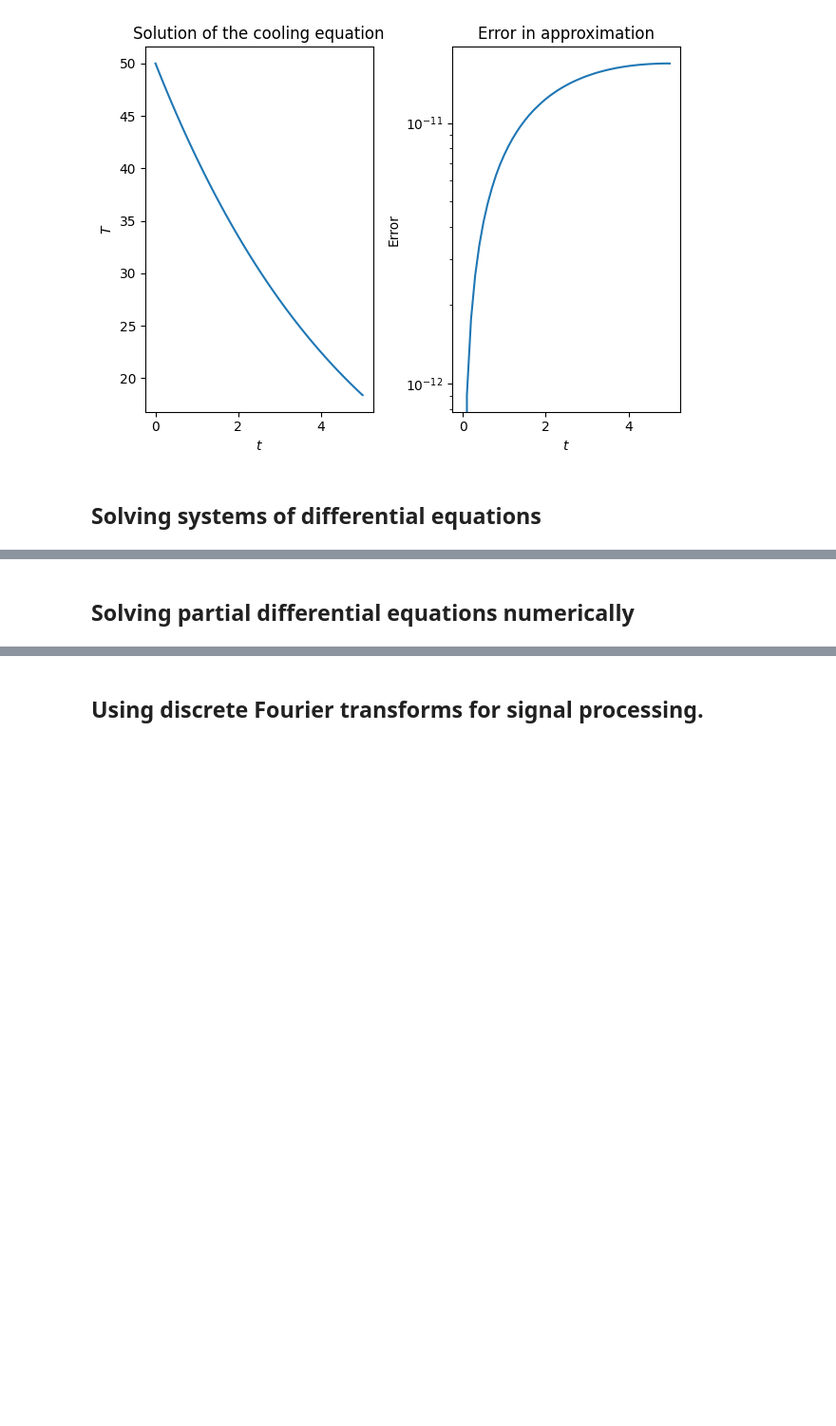
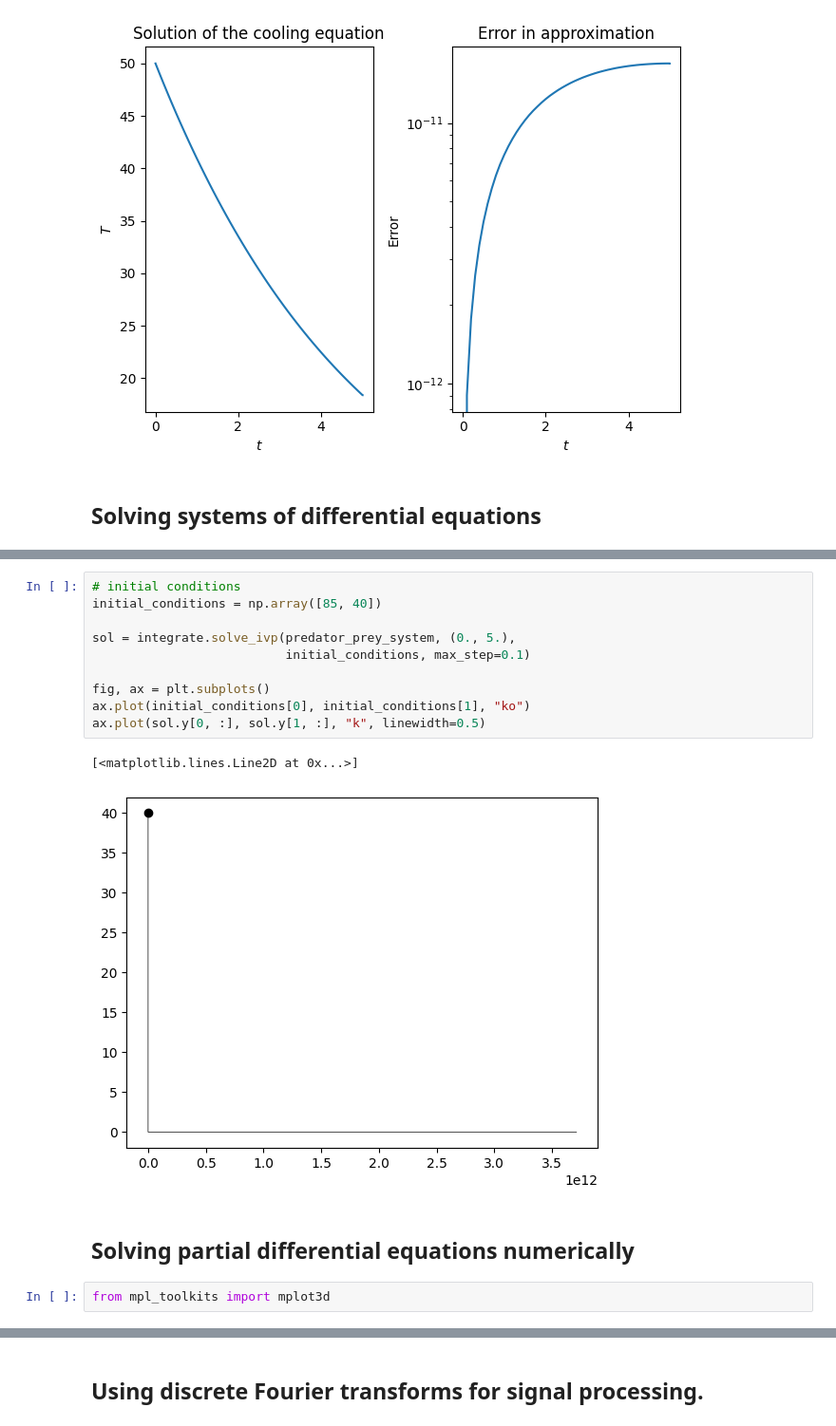
Before and after one commit to JamalMakame/Applying-Math-Using-Python, a Jupyter notebook: 02-Calculus/workbook.ipynb, the cells around one changed output, grey strips where cells are left out. Shown: that part at 95% size. Drawn from its saved outputs; the diff is of its cells as text; blank space fills up the shorter version.

```diff
--- a/02-Calculus/workbook.ipynb
+++ b/02-Calculus/workbook.ipynb
@@ -220,2 +245,17 @@ Text(0.5, 1.0, 'Error in approximation')
+# %%
+# initial conditions
+initial_conditions = np.array([85, 40])
+
+sol = integrate.solve_ivp(predator_prey_system, (0., 5.),
+                          initial_conditions, max_step=0.1)
+
+fig, ax = plt.subplots()
+ax.plot(initial_conditions[0], initial_conditions[1], "ko")
+ax.plot(sol.y[0, :], sol.y[1, :], "k", linewidth=0.5)
+# %% [output]
+[<matplotlib.lines.Line2D at 0x...>]
+[figure, added]
 # %% [markdown]
 ## Solving partial differential equations numerically
+# %%
+from mpl_toolkits import mplot3d
```
Also changed, not shown: parts of 8 cells of this notebook, 1 other file.
